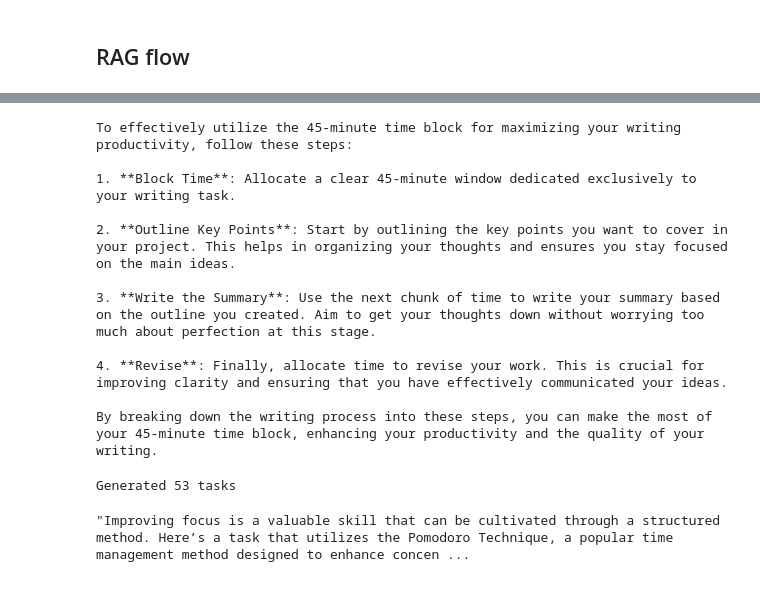
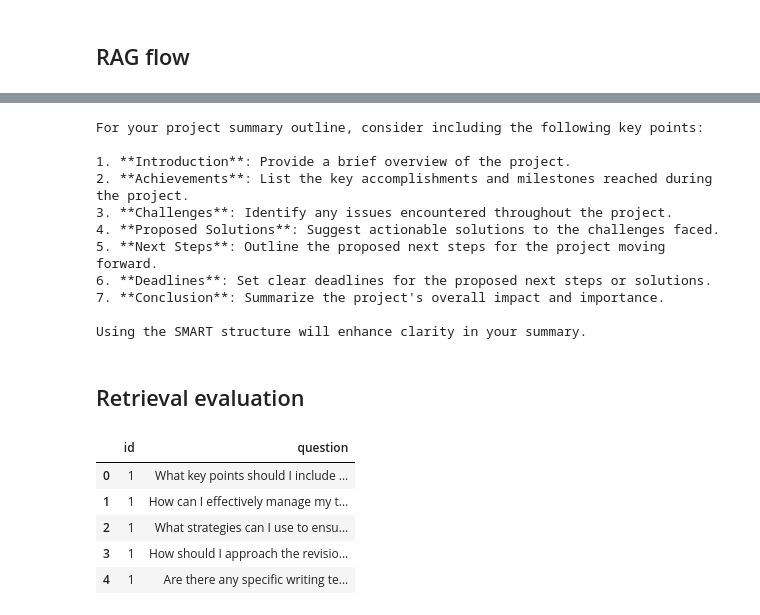
Before and after one commit to thepassant/productivity_advisor, a Jupyter notebook: notebooks/rag.ipynb, the cells around one changed output, grey strips where cells are left out. Saved outputs shown, nothing was run; the diff lists cells and outputs as text; code cells hidden in the pictures.

```diff
--- a/notebooks/rag.ipynb
+++ b/notebooks/rag.ipynb
@@ -133,18 +149,28 @@ By following these structured steps, you can create an efficient and organized w
 # %%
-query = "How can I effectively utilize the 45-minute time block to maximize my writing productivity?"
+query = "What key points should I include in my outline for the project summary?"
 ans = rag(query)
 print(ans)
 # %% [output]
-To effectively utilize the 45-minute time block for maximizing your writing productivity, follow these steps:
+For your project summary outline, consider including the following key points:
 
-1. **Block Time**: Allocate a clear 45-minute window dedicated exclusively to your writing task.
+1. **Introduction**: Provide a brief overview of the project.
+2. **Achievements**: List the key accomplishments and milestones reached during the project.
+3. **Challenges**: Identify any issues encountered throughout the project.
+4. **Proposed Solutions**: Suggest actionable solutions to the challenges faced.
+5. **Next Steps**: Outline the proposed next steps for the project moving forward.
+6. **Deadlines**: Set clear deadlines for the proposed next steps or solutions.
+7. **Conclusion**: Summarize the project's overall impact and importance.
 
-2. **Outline Key Points**: Start by outlining the key points you want to cover in your project. This helps in organizing your thoughts and ensures you stay focused on the main ideas.
-
-3. **Write the Summary**: Use the next chunk of time to write your summary based on the outline you created. Aim to get your thoughts down without worrying too much about perfection at this stage.
-
-4. **Revise**: Finally, allocate time to revise your work. This is crucial for improving clarity and ensuring that you have effectively communicated your ideas.
-
-By breaking down the writing process into these steps, you can make the most of your 45-minute time block, enhancing your productivity and the quality of your writing.
+Using the SMART structure will enhance clarity in your summary.
+# %% [markdown]
+## Retrieval evaluation
 # %%
 df_question = pd.read_csv('../data/ground-truth-retrieval.csv')
+df_question.head()
+# %% [output]
+|  | id | question |
+| 0 | 1 | What key points should I include ... |
+| 1 | 1 | How can I effectively manage my t... |
+| 2 | 1 | What strategies can I use to ensu... |
+| 3 | 1 | How should I approach the revisio... |
+| 4 | 1 | Are there any specific writing te... |
@@ -166,21 +176,0 @@ class TaskDataset(BaseModel):
-# %%
-openai_client = OpenAI()
-prompt = """
-Generate a dataset of 50 diverse productivity tasks.
-Cover different categories such as home, work, fitness, study, personal, and creative.
-Vary difficulty levels and duration estimates.
-Each task must include: task, category, difficulty, duration_estimate, instructions, reasoning, tags.
-Return the dataset in the exact schema provided.
-""".strip()
-response = openai_client.responses.parse(
-    model="gpt-5.4-mini",
-    input=[{"role": "user", "content": prompt}],
-    text_format=TaskDataset,
-)
-
-dataset = response.output_parsed
-df = pd.DataFrame([task.model_dump() for task in dataset.tasks])
-df.to_csv("../data/tasks.csv", index=False)
-print(f"Generated {len(df)} tasks")
-# %% [output]
-Generated 53 tasks
@@ -189,9 +176,0 @@ q = "Find a task that teaches me how to improve my focus using a structured meth
-# %%
-response = client.chat.completions.create(
-    model="gpt-4o-mini",
-    messages=[
-        {"role": "system", "content": q}]
-)
-response.choices[0].message.content
-# %% [output]
-"Improving focus is a valuable skill that can be cultivated through a structured method. Here’s a task that utilizes the Pomodoro Technique, a popular time management method designed to enhance concen ...
```
Also changed, not shown: parts of 52 cells of this notebook, 7 other files.
